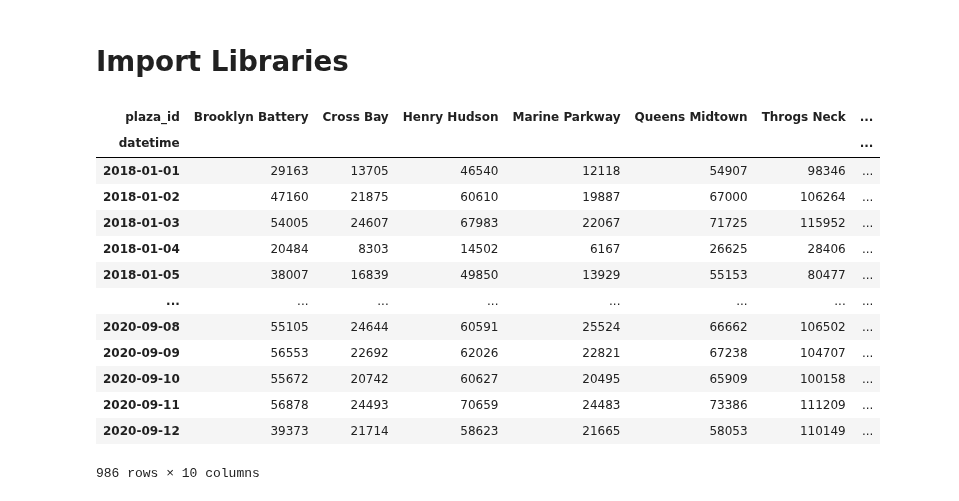
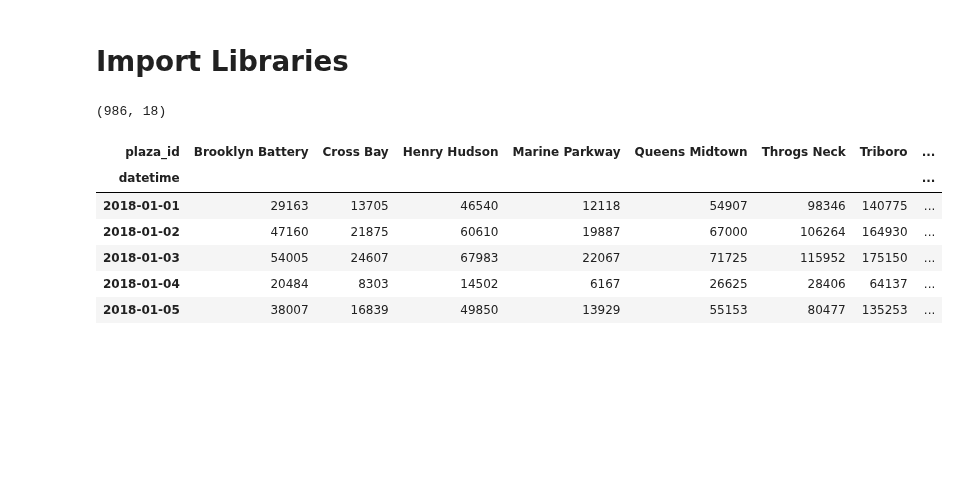
Before and after one commit to albertum1/Time_Series_MTABT, a Jupyter notebook: ARIMAX_models.ipynb, the cells around one changed output. Cells and saved outputs as stored; diff of their text form; code cells hidden in the pictures; blank space fills up the shorter version.

```diff
--- a/ARIMAX_models.ipynb
+++ b/ARIMAX_models.ipynb
@@ -68,18 +75,50 @@ _df = df.unstack().T
+# %%
+import holidays
+holidays_2018_2020 = []
+for year in [2018, 2019, 2020]:
+    for date in holidays.UnitedStates(years=year).items():
+        holidays_2018_2020.append(date[0])
+# %%
+
+def date_features(_df):
+    _df['month'] = _df.index.month
+    _df['dayofweek'] = _df.index.dayofweek
+    _df['year'] = _df.index.year
+    _df['week'] = _df.index.isocalendar().week
+    _df['day'] = _df.index.day
+    _df['quarter'] = _df.index.quarter
+
+
+    conditions = [
+        (_df.index >= '2020-03-21') & (_df.index < '2020-06-08'),
+        (_df.index >= '2020-06-08') & (_df.index < '2020-06-22'),
+        (_df.index >= '2020-06-22') & (_df.index < '2020-07-06'),
+        (_df.index >= '2020-07-06') & (_df.index < '2020-07-19'),
+        (_df.index >= '2020-07-19')
+    ]
+
+    choices = [
+        0,
+        1,
+        2,
+        3,
+        4
+    ]
+
+    _df['Phase'] = np.select(conditions, choices, -1)
+    _df['weekend'] = (_df.index.dayofweek>4).astype(int)
+    _df['holiday'] = np.where(_df.index.isin(holidays_2018_2020), 1, 0)
+    return _df
 # %%
-_df = _df['2018':].copy()
-_df
+_df = date_features(_df)
+print(_df.shape)
+_df.head()
 # %% [output]
+(986, 18)
-| plaza_id | Brooklyn Battery | Cross Bay | Henry Hudson | Marine Parkway | Queens Midtown | Throgs Neck | ... |
-| datetime |  |  |  |  |  |  | ... |
-| 2018-01-01 | 29163 | 13705 | 46540 | 12118 | 54907 | 98346 | ... |
-| 2018-01-02 | 47160 | 21875 | 60610 | 19887 | 67000 | 106264 | ... |
-| 2018-01-03 | 54005 | 24607 | 67983 | 22067 | 71725 | 115952 | ... |
-| 2018-01-04 | 20484 | 8303 | 14502 | 6167 | 26625 | 28406 | ... |
-| 2018-01-05 | 38007 | 16839 | 49850 | 13929 | 55153 | 80477 | ... |
-| ... | ... | ... | ... | ... | ... | ... | ... |
-| 2020-09-08 | 55105 | 24644 | 60591 | 25524 | 66662 | 106502 | ... |
-| 2020-09-09 | 56553 | 22692 | 62026 | 22821 | 67238 | 104707 | ... |
-| 2020-09-10 | 55672 | 20742 | 60627 | 20495 | 65909 | 100158 | ... |
-| 2020-09-11 | 56878 | 24493 | 70659 | 24483 | 73386 | 111209 | ... |
-| 2020-09-12 | 39373 | 21714 | 58623 | 21665 | 58053 | 110149 | ... |
+| plaza_id | Brooklyn Battery | Cross Bay | Henry Hudson | Marine Parkway | Queens Midtown | Throgs Neck | Triboro | ... |
+| datetime |  |  |  |  |  |  |  | ... |
+| 2018-01-01 | 29163 | 13705 | 46540 | 12118 | 54907 | 98346 | 140775 | ... |
+| 2018-01-02 | 47160 | 21875 | 60610 | 19887 | 67000 | 106264 | 164930 | ... |
+| 2018-01-03 | 54005 | 24607 | 67983 | 22067 | 71725 | 115952 | 175150 | ... |
+| 2018-01-04 | 20484 | 8303 | 14502 | 6167 | 26625 | 28406 | 64137 | ... |
+| 2018-01-05 | 38007 | 16839 | 49850 | 13929 | 55153 | 80477 | 135253 | ... |
-986 rows × 10 columns
```
Also changed, not shown: parts of 134 cells of this notebook, 2 other files.
